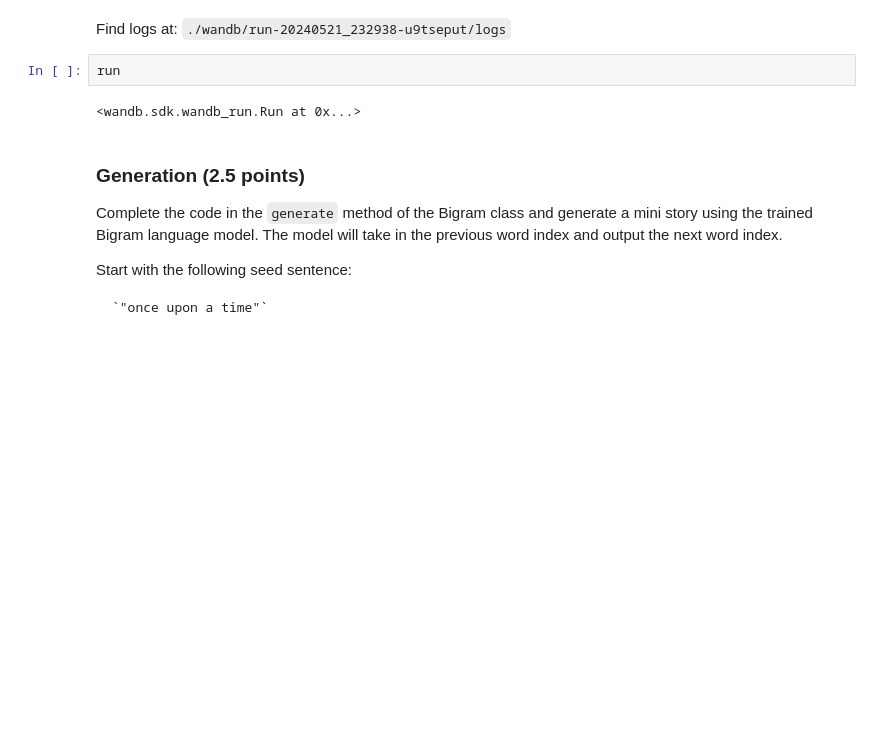
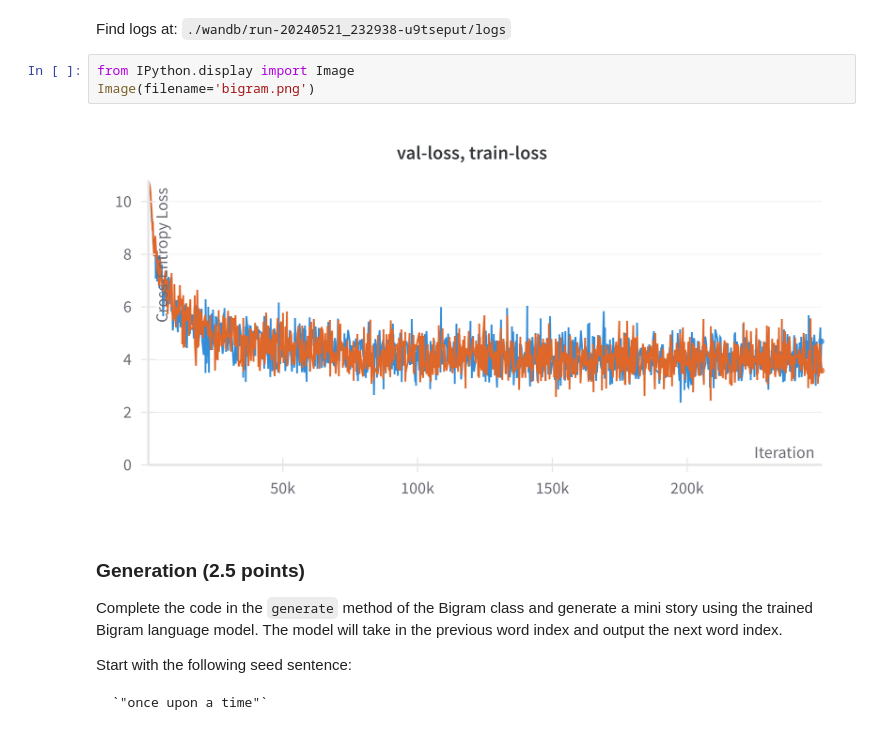
Before and after one commit to AndreaBaretta/Deep_Learning_and_Neural_Networks_II_ECE239, a Jupyter notebook: mini-gpt/Language_Modelling.ipynb, the cells around one changed output. Saved outputs shown, nothing was run; the diff lists cells and outputs as text; blank space fills up the shorter version.

```diff
--- a/mini-gpt/Language_Modelling.ipynb
+++ b/mini-gpt/Language_Modelling.ipynb
@@ -104,10 +104,11 @@ Run summary:
 View run sweet-breeze-4 at: https://wandb.ai/andrea-projects/dl2_proj3/runs/u9tseput/workspace
 Synced 6 W&B file(s), 0 media file(s), 0 artifact file(s) and 0 other file(s)
 Find logs at: ./wandb/run-20240521_232938-u9tseput/logs
-# %%
-run
-# %% [output]
-<wandb.sdk.wandb_run.Run at 0x...>
+# %%
+from IPython.display import Image
+Image(filename='bigram.png')
+# %% [output]
+[figure, added]
 # %% [markdown]
 ### Generation (2.5 points)
 
```
Also changed, not shown: parts of 8 cells of this notebook, 4 other files.
